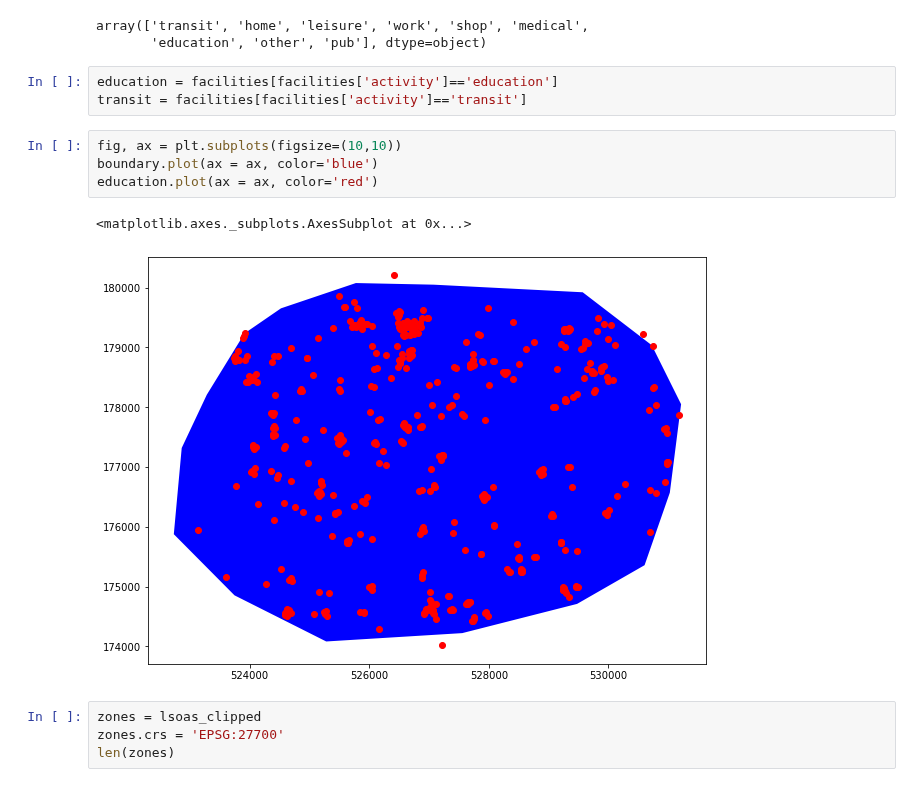
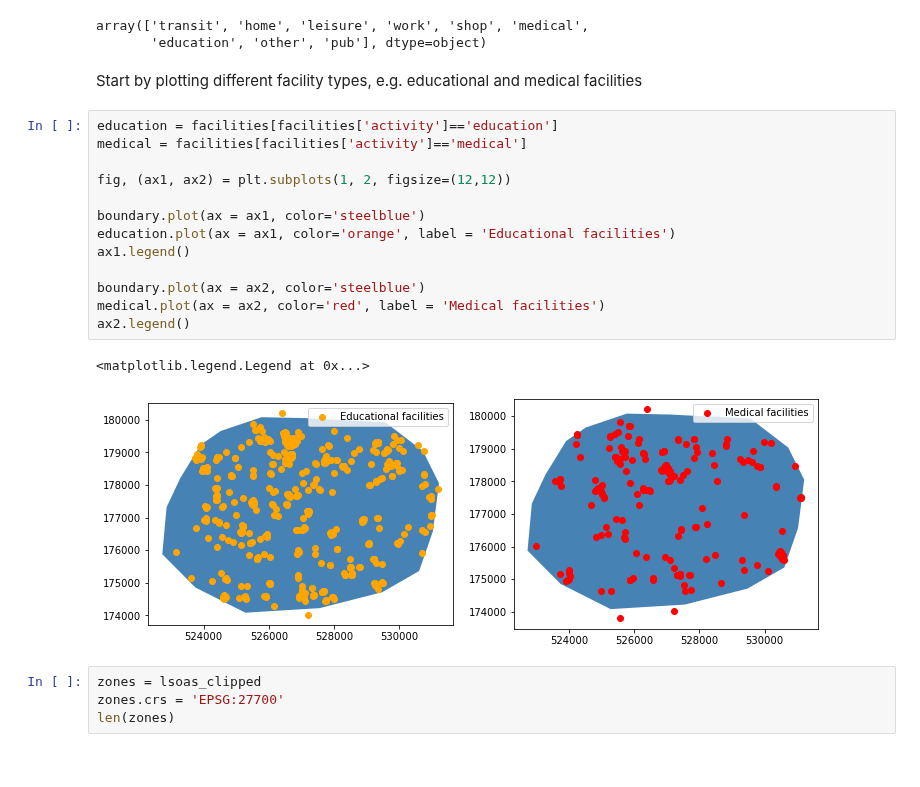
Before and after one commit to arup-group/pam, a Jupyter notebook: examples/04_Example-Create-Population-Londinium.ipynb, the cells around one changed output. Cells and saved outputs as stored; diff of their text form.

```diff
--- a/examples/04_Example-Create-Population-Londinium.ipynb
+++ b/examples/04_Example-Create-Population-Londinium.ipynb
@@ -111,16 +110,24 @@ facilities['activity'].unique()
 # %% [output]
 array(['transit', 'home', 'leisure', 'work', 'shop', 'medical',
        'education', 'other', 'pub'], dtype=object)
-# %%
-education = facilities[facilities['activity']=='education']
-transit = facilities[facilities['activity']=='transit']
+# %% [markdown]
+Start by plotting different facility types, e.g. educational and medical facilities
 # %%
-fig, ax = plt.subplots(figsize=(10,10))
-boundary.plot(ax = ax, color='blue')
-education.plot(ax = ax, color='red')
+education = facilities[facilities['activity']=='education']
+medical = facilities[facilities['activity']=='medical']
+
+fig, (ax1, ax2) = plt.subplots(1, 2, figsize=(12,12))
+
+boundary.plot(ax = ax1, color='steelblue')
+education.plot(ax = ax1, color='orange', label = 'Educational facilities')
+ax1.legend()
+
+boundary.plot(ax = ax2, color='steelblue')
+medical.plot(ax = ax2, color='red', label = 'Medical facilities')
+ax2.legend()
 # %% [output]
-<matplotlib.axes._subplots.AxesSubplot at 0x...>
+<matplotlib.legend.Legend at 0x...>
-[figure, old version]
+[figure, new version]
 # %%
 zones = lsoas_clipped
 zones.crs = 'EPSG:27700'
```
Also changed, not shown: parts of 46 cells of this notebook.
